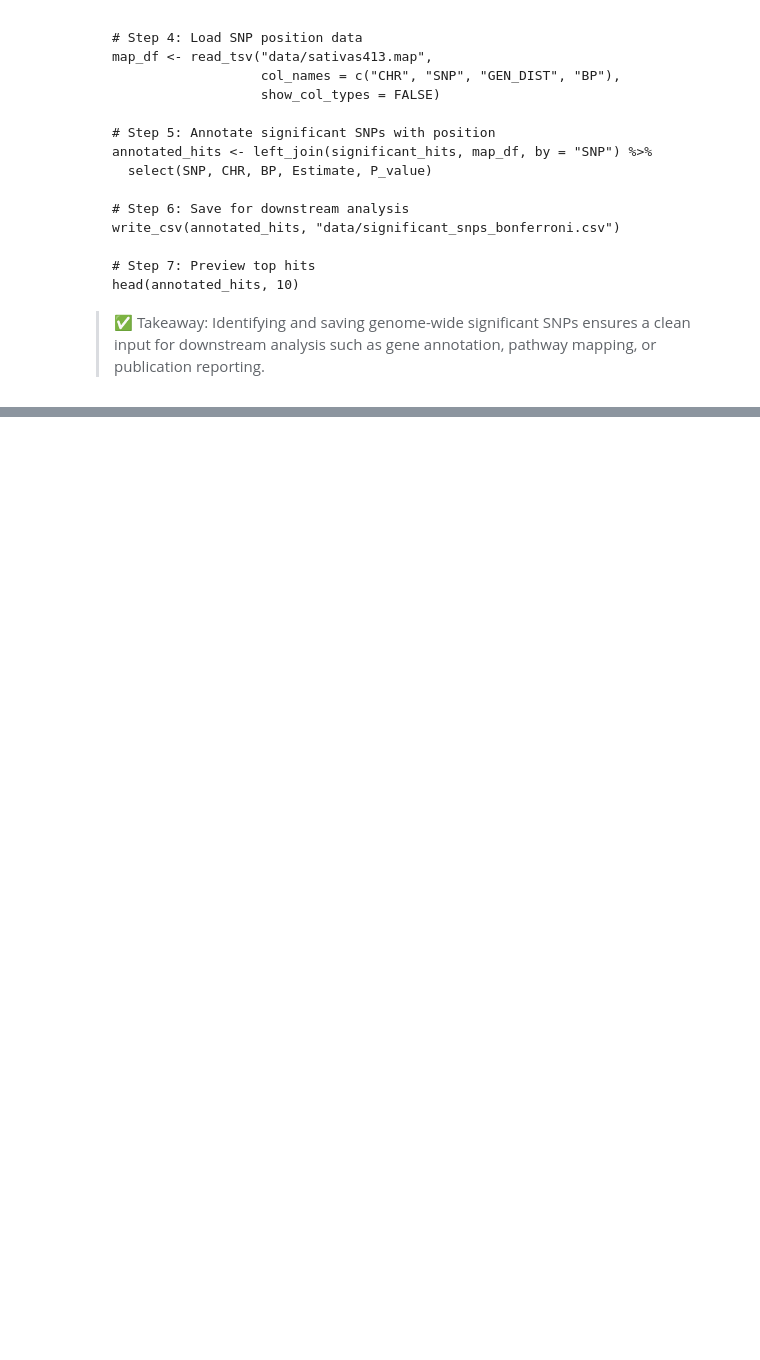
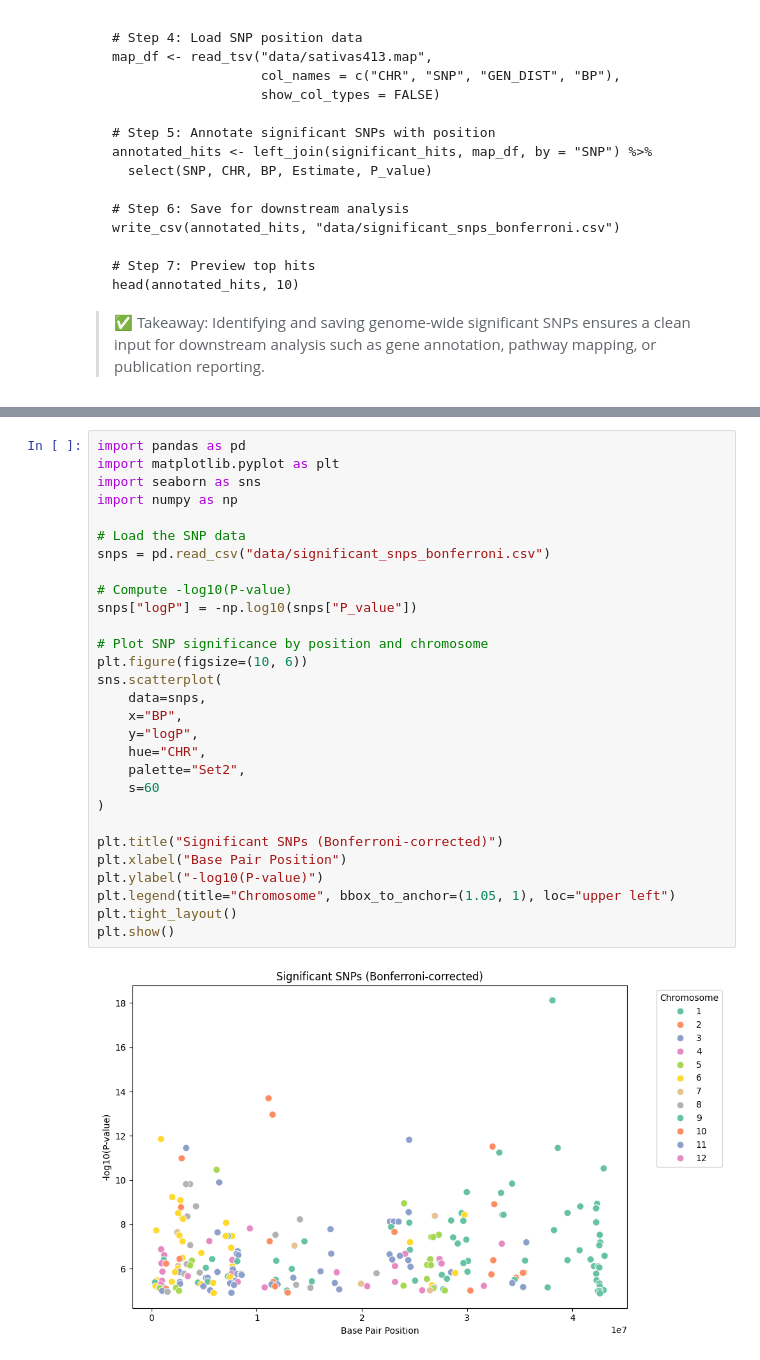
Before and after one commit to datainsights/cdi-gwas, a Jupyter notebook: 01-1-gwas.ipynb, the cells around one changed output, grey strips where cells are left out. Cells and saved outputs as stored; diff of their text form; blank space fills up the shorter version.

Commit message:
Add significant SNPs

```diff
--- a/01-1-gwas.ipynb
+++ b/01-1-gwas.ipynb
@@ -975,0 +991,31 @@ head(annotated_hits, 10)
+# %%
+import pandas as pd
+import matplotlib.pyplot as plt
+import seaborn as sns
+import numpy as np
+
+# Load the SNP data
+snps = pd.read_csv("data/significant_snps_bonferroni.csv")
+
+# Compute -log10(P-value)
+snps["logP"] = -np.log10(snps["P_value"])
+
+# Plot SNP significance by position and chromosome
+plt.figure(figsize=(10, 6))
+sns.scatterplot(
+    data=snps,
+    x="BP",
+    y="logP",
+    hue="CHR",
+    palette="Set2",
+    s=60
+)
+
+plt.title("Significant SNPs (Bonferroni-corrected)")
+plt.xlabel("Base Pair Position")
+plt.ylabel("-log10(P-value)")
+plt.legend(title="Chromosome", bbox_to_anchor=(1.05, 1), loc="upper left")
+plt.tight_layout()
+plt.show()
+# %% [output]
+[figure, added]
```
Also changed, not shown: parts of 7 cells of this notebook, 48 other files.
